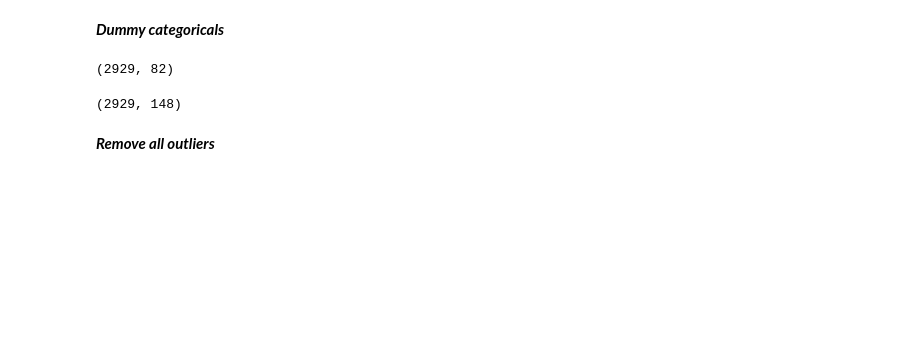
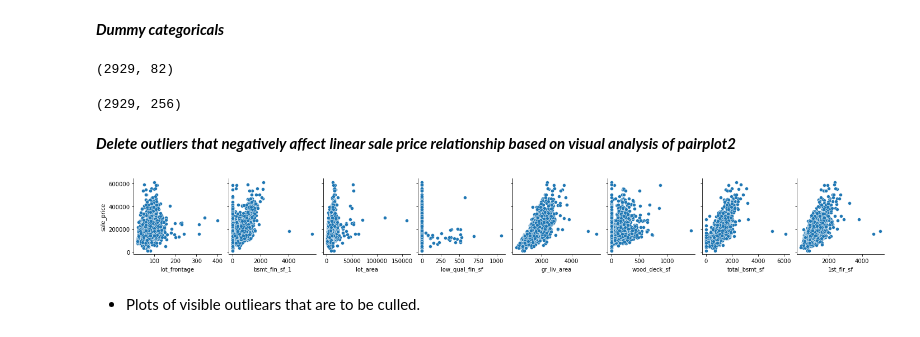
Before and after one commit to Avanyali/Ames_Housing_Flipping_Analysis, a Jupyter notebook: Step2_Project2_DataEngineering.ipynb, the cells around one changed output. Drawn from its saved outputs; the diff is of its cells as text; code cells hidden in the pictures; blank space fills up the shorter version.

```diff
--- a/Step2_Project2_DataEngineering.ipynb
+++ b/Step2_Project2_DataEngineering.ipynb
@@ -56,2 +48,0 @@ mt.corrs_selection(all_dummies, 'sale_price')
-# %%
-house = mt.map_buckets(house, buckets)
@@ -57,0 +51,4 @@ house = mt.map_buckets(house, buckets)
+# %%
+house['ms_sub_class'] = house['ms_sub_class'].map(str)
+# %%
+obs = [col for col in house.columns.tolist() if house[col].dtypes == np.dtype('O')]
@@ -62,10 +67,8 @@ house.shape
 # %% [output]
 (2929, 82)
 # %%
-house = pd.get_dummies(house, columns = buckets.keys(), drop_first = True, dummy_na = True)
+house = pd.get_dummies(house, columns = obs, drop_first = True, dummy_na = True)
 # %%
 house.shape
 # %% [output]
-(2929, 148)
+(2929, 256)
-# %% [markdown]
-***Remove all outliers***
@@ -82,3 +75,5 @@ for col in outliers:
+# %% [markdown]
+***Delete outliers that negatively affect linear sale price relationship based on visual analysis of pairplot2***
 # %%
 train = house[house['training'] == 1]
 test = house[house['training'] == 0]
@@ -87,0 +80,7 @@ test.to_csv("datasets/modified_test.csv")
+# %%
+sns.pairplot(train, x_vars = ['lot_frontage', 'bsmt_fin_sf_1', 'lot_area', 'low_qual_fin_sf', 'gr_liv_area', 'wood_deck_sf', 'total_bsmt_sf', '1st_flr_sf'], y_vars = ['sale_price'])
+plt.show()
+# %% [output]
+[figure, added]
+# %% [markdown]
+- Plots of visible outliears that are to be culled.
```
Also changed, not shown: parts of 30 cells of this notebook, 11 other files.
